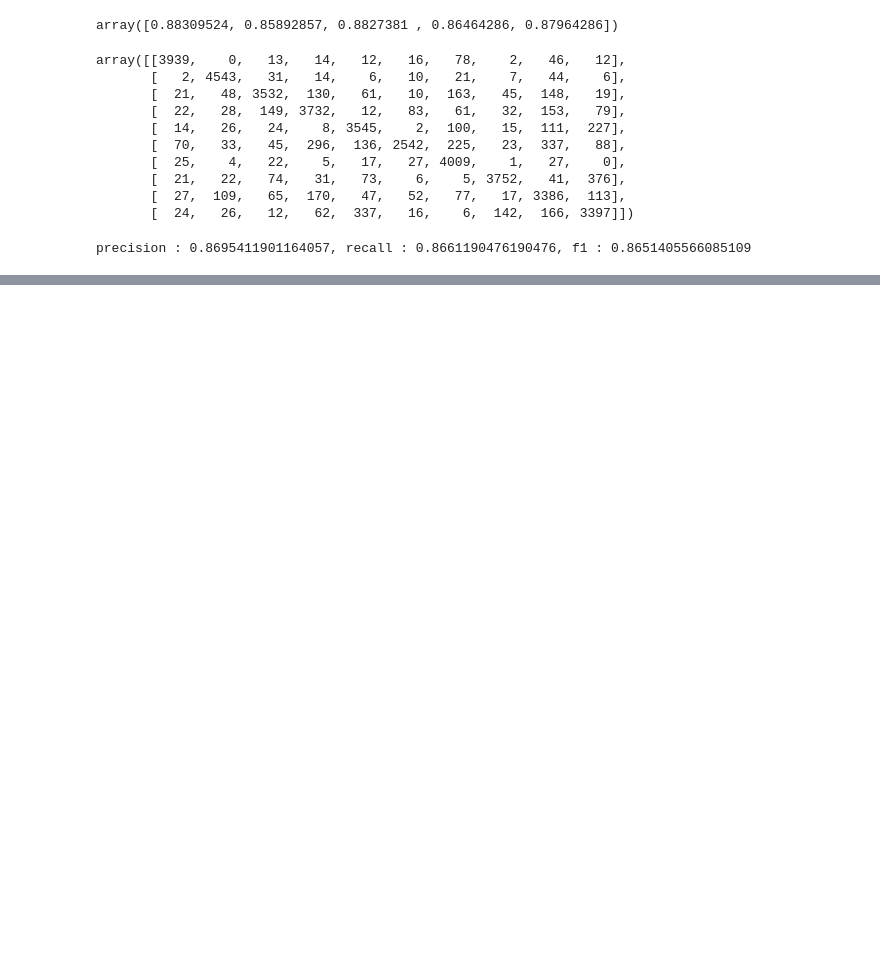
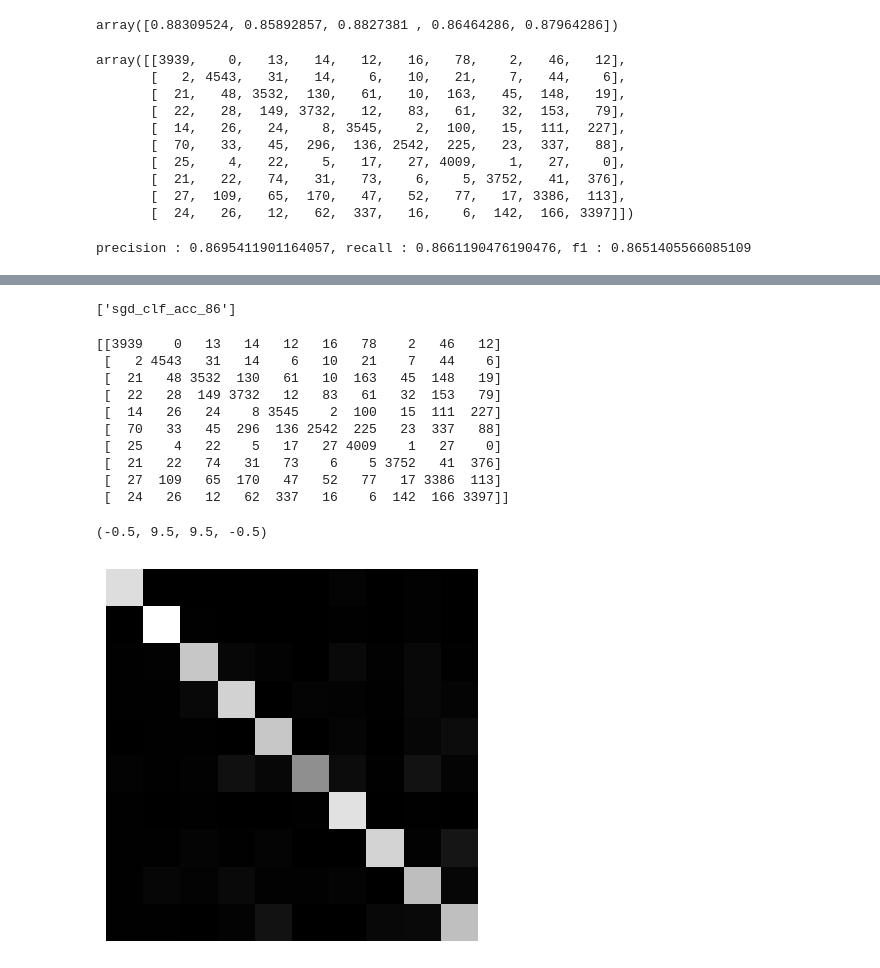
Before and after one commit to Demon-Sheriff/Linear-Alg_ML_fs, a Jupyter notebook: mnist-image-classifcation.ipynb, the cells around one changed output, grey strips where cells are left out. Cells and saved outputs as stored; diff of their text form; code cells hidden in the pictures; blank space fills up the shorter version.

```diff
--- a/mnist-image-classifcation.ipynb
+++ b/mnist-image-classifcation.ipynb
@@ -109,0 +132,22 @@ from sklearn.metrics import roc_auc_score, roc_curve
+# %%
+import joblib
+joblib.dump(sgd_clf, "sgd_clf_acc_86")
+# %% [output]
+['sgd_clf_acc_86']
+# %%
+print(cm)
+plt.matshow(cm, cmap=plt.cm.gray)
+plt.axis('off')
+# %% [output]
+[[3939    0   13   14   12   16   78    2   46   12]
+ [   2 4543   31   14    6   10   21    7   44    6]
+ [  21   48 3532  130   61   10  163   45  148   19]
+ [  22   28  149 3732   12   83   61   32  153   79]
+ [  14   26   24    8 3545    2  100   15  111  227]
+ [  70   33   45  296  136 2542  225   23  337   88]
+ [  25    4   22    5   17   27 4009    1   27    0]
+ [  21   22   74   31   73    6    5 3752   41  376]
+ [  27  109   65  170   47   52   77   17 3386  113]
+ [  24   26   12   62  337   16    6  142  166 3397]]
+(-0.5, 9.5, 9.5, -0.5)
+[figure, added]
```
Also changed, not shown: parts of 14 cells of this notebook.
